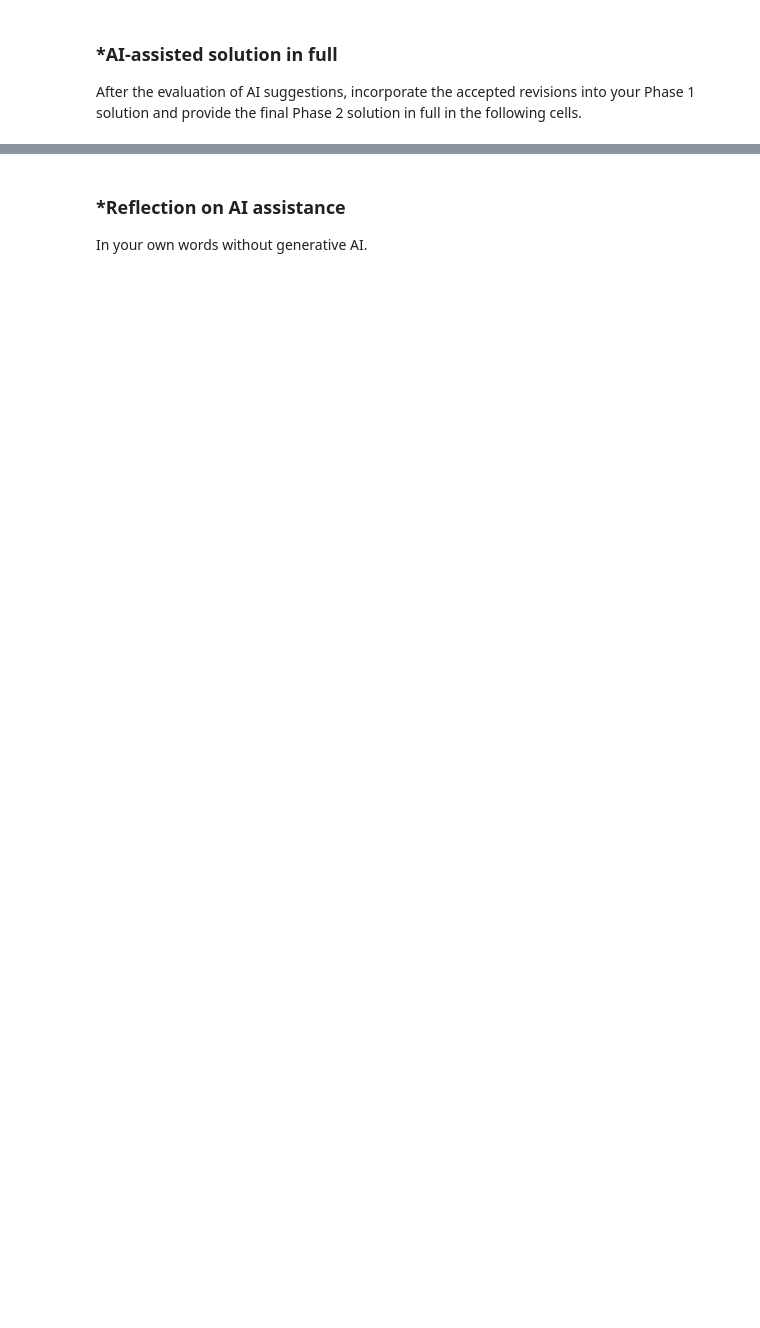
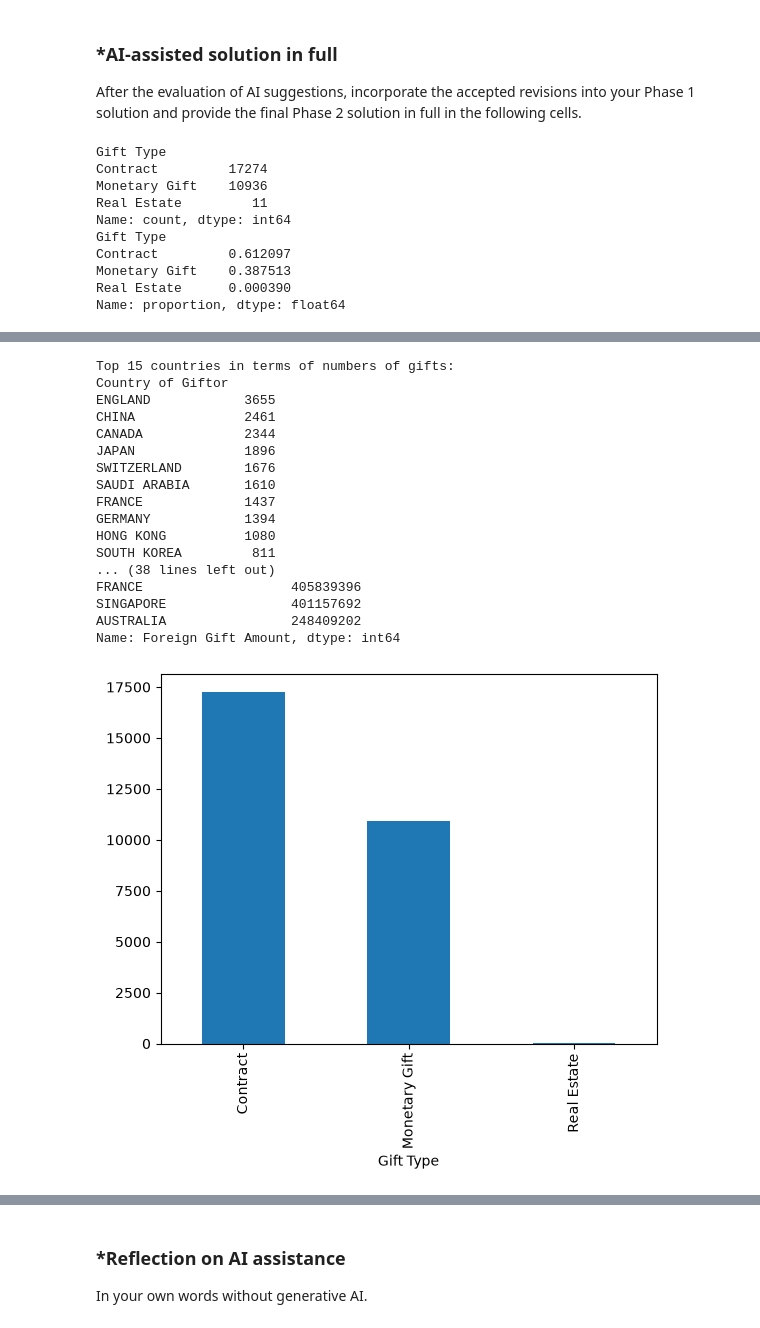
Before and after one commit to JieiOta/A02-eda-and-visualization, a Jupyter notebook: notebook.ipynb, the cells around one changed output, grey strips where cells are left out. Cells and saved outputs as stored; diff of their text form; code cells hidden in the pictures; blank space fills up the shorter version.

Commit message:
A02 Phase 2

```diff
--- a/notebook.ipynb
+++ b/notebook.ipynb
@@ -136,0 +154,51 @@ After the evaluation of AI suggestions, incorporate the accepted revisions into
+# %%
+# Your Phase 2 solution to the problem goes here.
+import pandas as pd
+import matplotlib.pyplot as plt
+import seaborn as sns
+# Your Phase 1 solution to the problem goes here.
+df = pd.read_csv('./data/ForeignGifts_edu.csv')
+
+plt.figure()
+plt.hist(df['Foreign Gift Amount'], bins=20)
+plt.xlabel('Foreign Gift Amount')
+plt.ylabel('Frequency')
+# Q2: After viewing the histogram for foriegn gift amount, it can be seen that the data is heavily skewed to the right.
+#plt.hist(df['Foreign Gift Amount'], bins=20)
+#plt.xlim(1000, 99999999)
+print(df['Gift Type'].value_counts())
+print(df['Gift Type'].value_counts(normalize=True))
+plt.show()
+#Q3: Total gifts were 24,470. Proportion of gifts that were real estate is 0.0004
+# Proportion of gifts that were contracts is 0.6533
+# Proportion of gifts that were monetary gifts is 0.3463
+plt.figure()
+df['Gift Type'].value_counts().plot(kind='bar')
+#Q4: Contract has the highest density followed by monetary gifts. The kernel density plot
+# appears to be more left skewed than the histogram.
+plt.figure()
+sns.kdeplot(data=df['Foreign Gift Amount'], log_scale = True)
+#plt.figure()
+sns.kdeplot(data=df, x = 'Foreign Gift Amount', hue='Gift Type', log_scale = True)
+plt.show
+
+#Q5:
+print('Top 15 countries in terms of numbers of gifts:')
+print(df['Country of Giftor'].value_counts().head(15))
+print('Top 15 countries with the highest donation:')
+print(df.groupby('Country of Giftor')['Foreign Gift Amount'].sum().nlargest(15))
+
+#Q6
+print('Top 15 countries in terms of amount donated:')
+print(df.groupby("Giftor Name")['Foreign Gift Amount'].sum().nlargest(15))
+# %% [output]
+Gift Type
+Contract         17274
+Monetary Gift    10936
+Real Estate         11
+Name: count, dtype: int64
+Gift Type
+Contract         0.612097
+Monetary Gift    0.387513
+Real Estate      0.000390
+Name: proportion, dtype: float64
@@ -136,0 +206,18 @@ After the evaluation of AI suggestions, incorporate the accepted revisions into
+Top 15 countries in terms of numbers of gifts:
+Country of Giftor
+ENGLAND            3655
+CHINA              2461
+CANADA             2344
+JAPAN              1896
+SWITZERLAND        1676
+SAUDI ARABIA       1610
+FRANCE             1437
+GERMANY            1394
+HONG KONG          1080
+SOUTH KOREA         811
+... (38 lines left out)
+FRANCE                   405839396
+SINGAPORE                401157692
+AUSTRALIA                248409202
+Name: Foreign Gift Amount, dtype: int64
+[figure, added]
```
Also changed, not shown: parts of 13 cells of this notebook, 2 other files.
